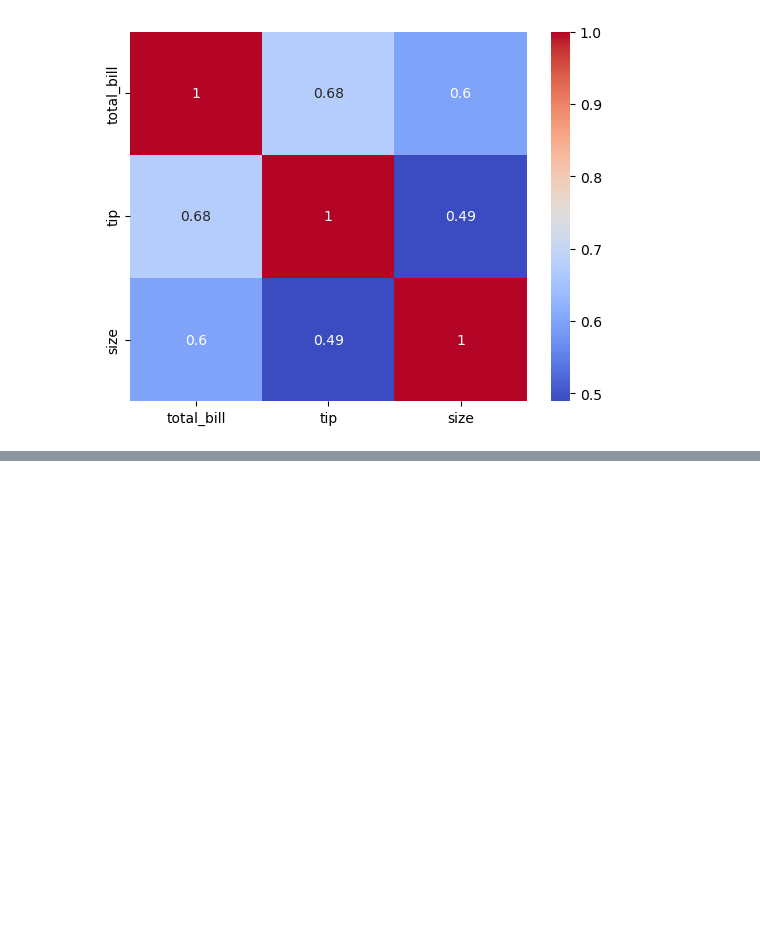
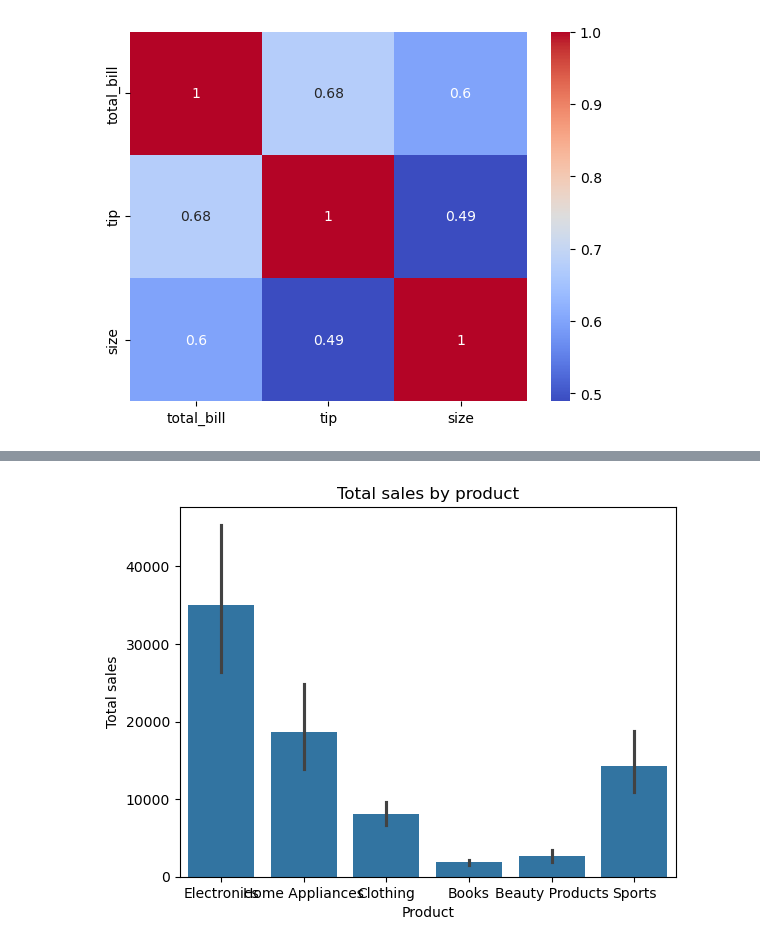
Before and after one commit to vaibhavgaikwad2/Machine-learning-course, a Jupyter notebook: 1)Notes/10-Data Analysis/Seaborn.ipynb, the cells around one changed output, grey strips where cells are left out. Cells and saved outputs as stored; diff of their text form; code cells hidden in the pictures; blank space fills up the shorter version.

```diff
--- a/1)Notes/10-Data Analysis/Seaborn.ipynb
+++ b/1)Notes/10-Data Analysis/Seaborn.ipynb
@@ -90,3 +90,7 @@ sns.heatmap(correlation,annot=True,cmap='coolwarm')
 # %% [output]
 <Axes: >
 [figure]
+# %%
+import pandas as pd
+file = pd.read_csv('sales_data.csv')
+file.head(5)
@@ -92,0 +104,10 @@ sns.heatmap(correlation,annot=True,cmap='coolwarm')
+# %%
+# Plotting total sales by product
+plt.Figure(figsize=(10,6))
+sns.barplot(x='Product Category',y='Total Revenue',data=file,estimator=sum)
+plt.title('Total sales by product')
+plt.xlabel('Product')
+plt.ylabel('Total sales')
+plt.show()
+# %% [output]
+[figure, added]
```
Also changed, not shown: parts of 1 cell of this notebook, 1 other file.
